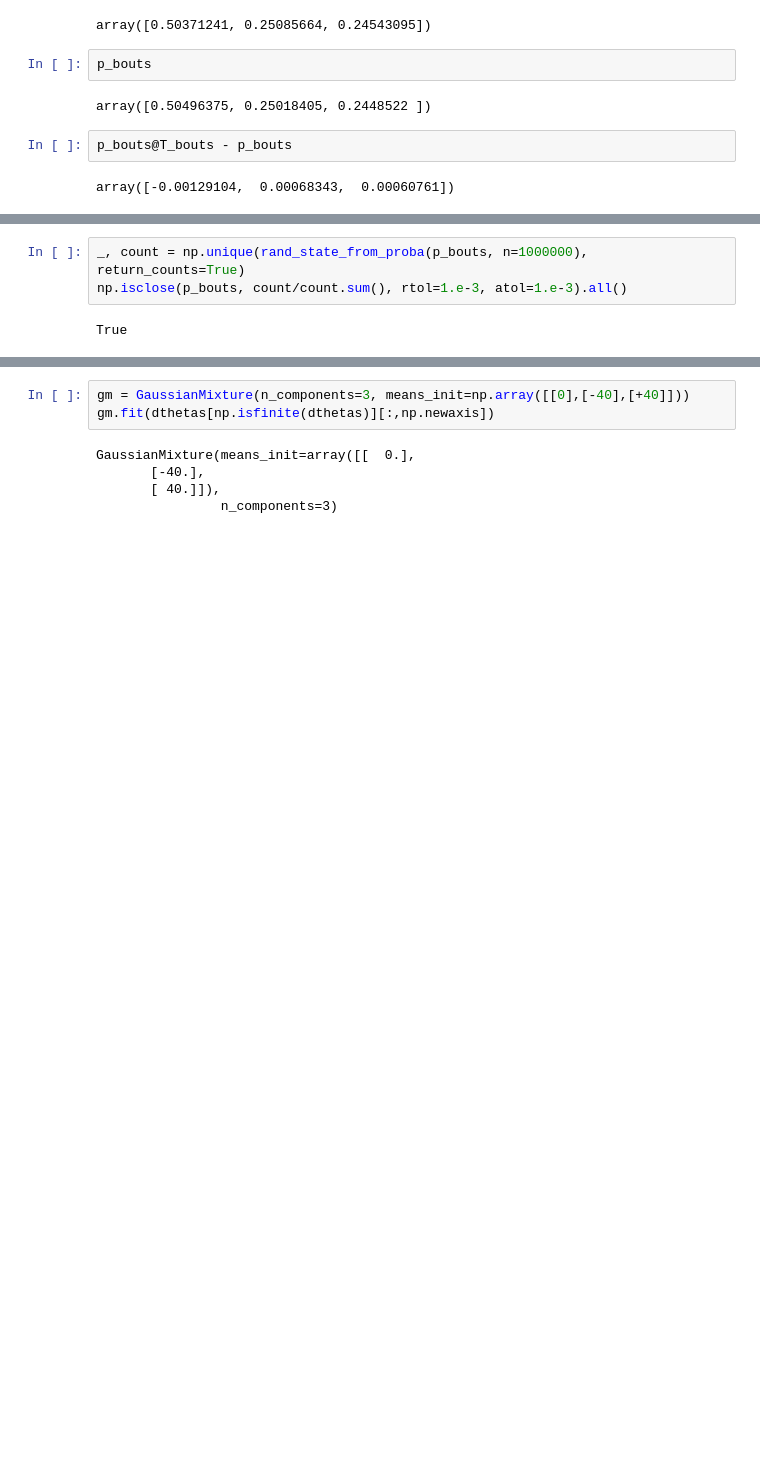
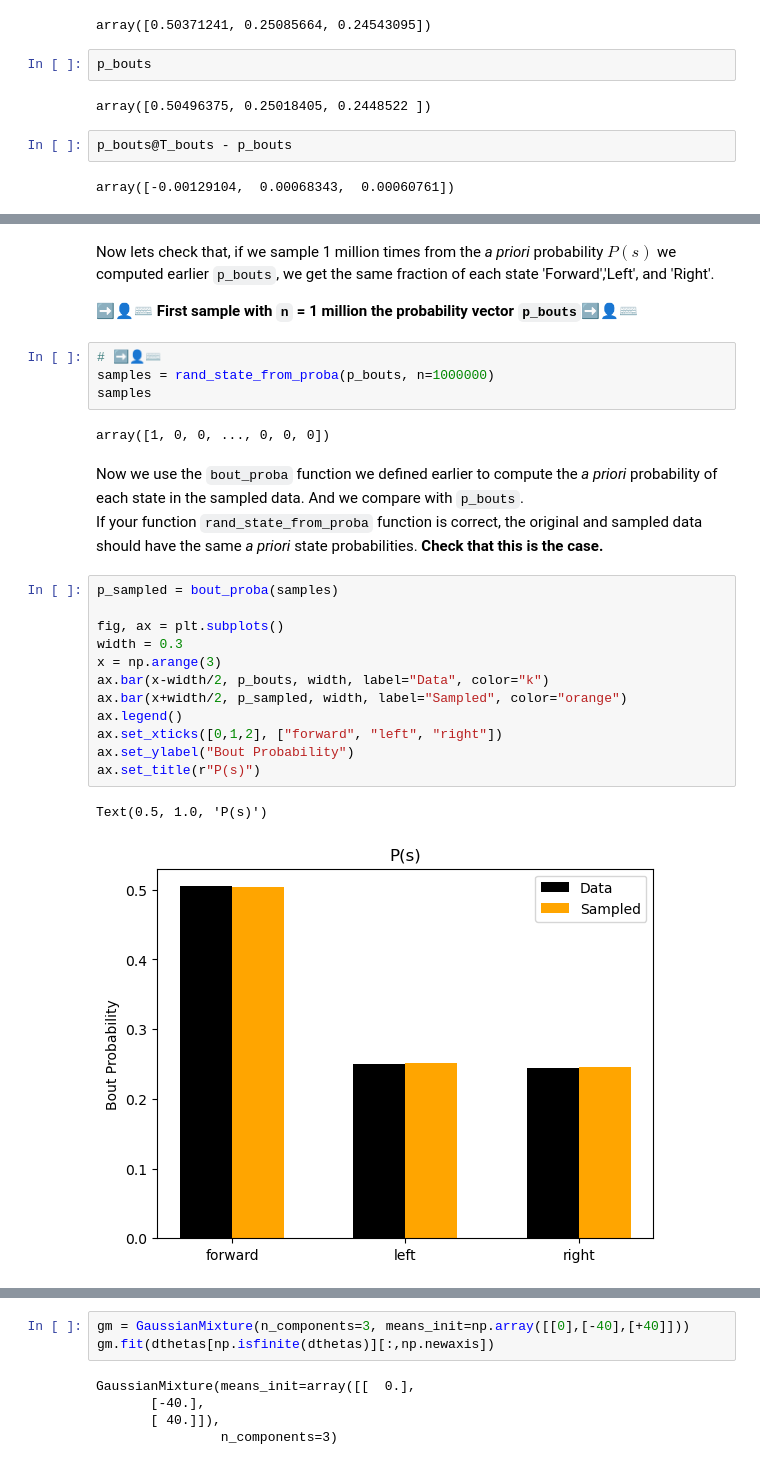
Before and after one commit to EmeEmu/IBIO-Banyuls2023-Python, a Jupyter notebook: day4_HMMs.ipynb, the cells around one changed output, grey strips where cells are left out. Drawn from its saved outputs; the diff is of its cells as text; blank space fills up the shorter version.

```diff
--- a/day4_HMMs.ipynb
+++ b/day4_HMMs.ipynb
@@ -597,5 +671,28 @@ def rand_state_from_proba(pbouts, n=None):
-# %%
-_, count = np.unique(rand_state_from_proba(p_bouts, n=1000000), return_counts=True)
-np.isclose(p_bouts, count/count.sum(), rtol=1.e-3, atol=1.e-3).all()
-# %% [output]
-True
+# %% [markdown]
+Now lets check that, if we sample 1 million times from the *a priori* probability $P(s)$ we computed earlier `p_bouts`, we get the same fraction of each state 'Forward','Left', and 'Right'.
+
+**➡️👤⌨️ First sample with `n` = 1 million the probability vector `p_bouts`➡️👤⌨️**
+# %%
+# ➡️👤⌨️
+samples = rand_state_from_proba(p_bouts, n=1000000)
+samples
+# %% [output]
+array([1, 0, 0, ..., 0, 0, 0])
+# %% [markdown]
+Now we use the `bout_proba` function we defined earlier to compute the *a priori* probability of each state in the sampled data. And we compare with `p_bouts`.
+If your function `rand_state_from_proba` function is correct, the original and sampled data should have the same *a priori* state probabilities. **Check that this is the case.**
+# %%
+p_sampled = bout_proba(samples)
+
+fig, ax = plt.subplots()
+width = 0.3
+x = np.arange(3)
+ax.bar(x-width/2, p_bouts, width, label="Data", color="k")
+ax.bar(x+width/2, p_sampled, width, label="Sampled", color="orange")
+ax.legend()
+ax.set_xticks([0,1,2], ["forward", "left", "right"])
+ax.set_ylabel("Bout Probability")
+ax.set_title(r"P(s)")
+# %% [output]
+Text(0.5, 1.0, 'P(s)')
+[figure, added]
```
Also changed, not shown: parts of 77 cells of this notebook.
